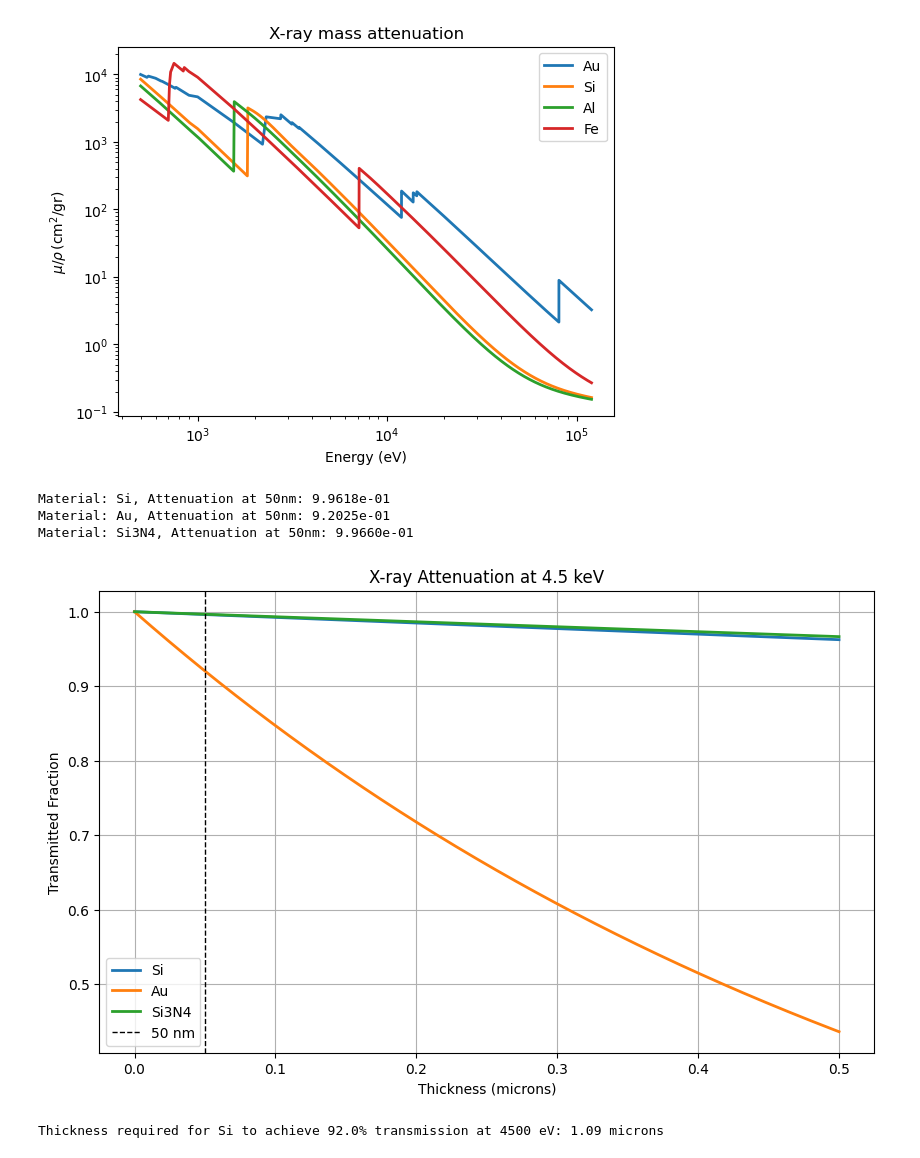
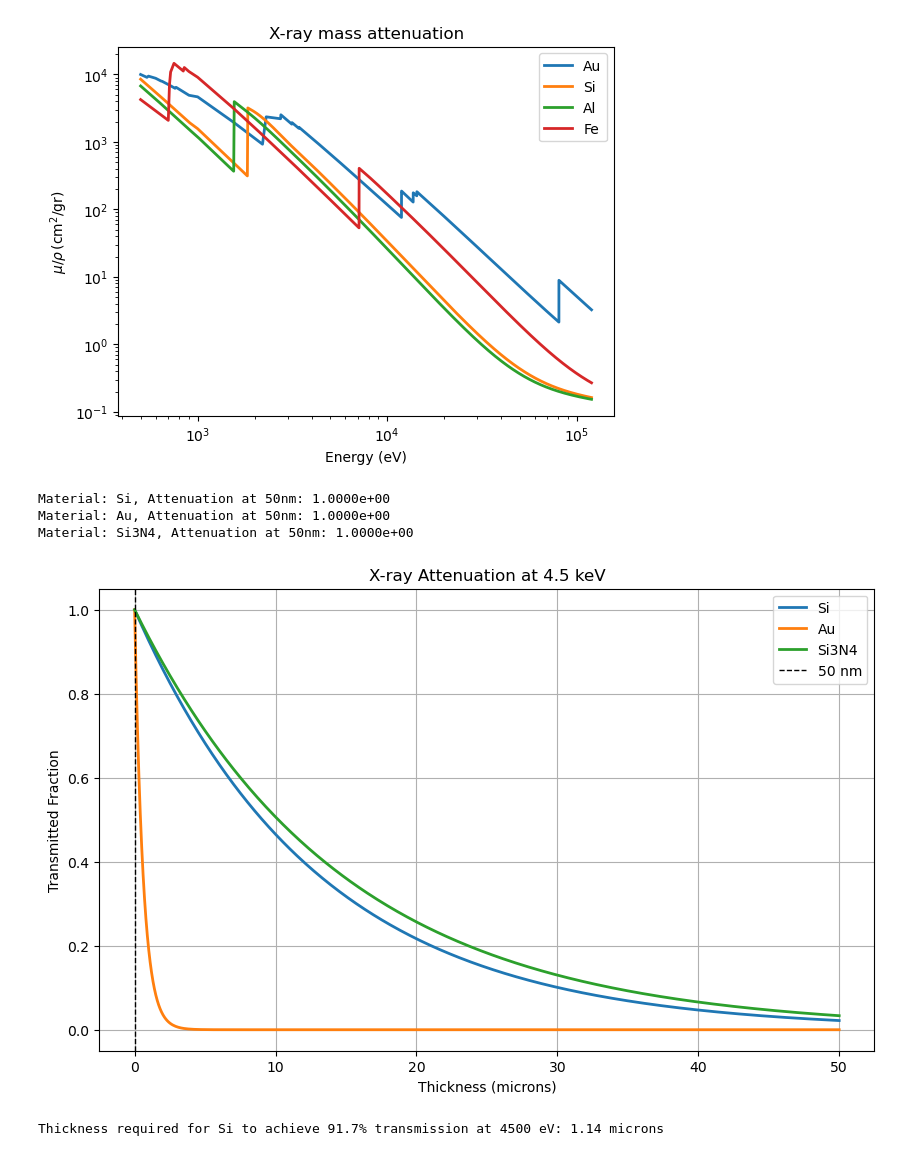
Before and after one commit to rw588/ETH-Simulations, a Jupyter notebook: XRaySims/XAttentuation.ipynb, the cells around one changed output. Saved outputs shown, nothing was run; the diff lists cells and outputs as text; code cells hidden in the pictures.

```diff
--- a/XRaySims/XAttentuation.ipynb
+++ b/XRaySims/XAttentuation.ipynb
@@ -96,19 +96,19 @@ plt.show()
 # %%
 # Example usage:
 materials = ['Si', 'Au', 'Si3N4']
-plot_multiple_materials(materials, 4500, 0, 0.00005)
+plot_multiple_materials(materials, 4500, 0, 0.005)
 # %% [output]
-Material: Si, Attenuation at 50nm: 9.9618e-01
-Material: Au, Attenuation at 50nm: 9.2025e-01
-Material: Si3N4, Attenuation at 50nm: 9.9660e-01
+Material: Si, Attenuation at 50nm: 1.0000e+00
+Material: Au, Attenuation at 50nm: 1.0000e+00
+Material: Si3N4, Attenuation at 50nm: 1.0000e+00
-[figure, old version]
+[figure, new version]
 # %%
 # Example usage:
 material = 'Si'
 energy = 4500  # in eV
-target_transmission = (92.025)/100  # Desired attenuation fraction (90% attenuation)
+target_transmission = 0.916734645  # Desired attenuation fraction (90% attenuation)
 
 thickness = find_thickness_for_attenuation(material, energy, target_transmission)
 print(f'Thickness required for {material} to achieve {target_transmission*100:.1f}% transmission at {energy} eV: {thickness*1e4:.2f} microns')
 # %% [output]
-Thickness required for Si to achieve 92.0% transmission at 4500 eV: 1.09 microns
+Thickness required for Si to achieve 91.7% transmission at 4500 eV: 1.14 microns
```
Also changed, not shown: 11 other files.
